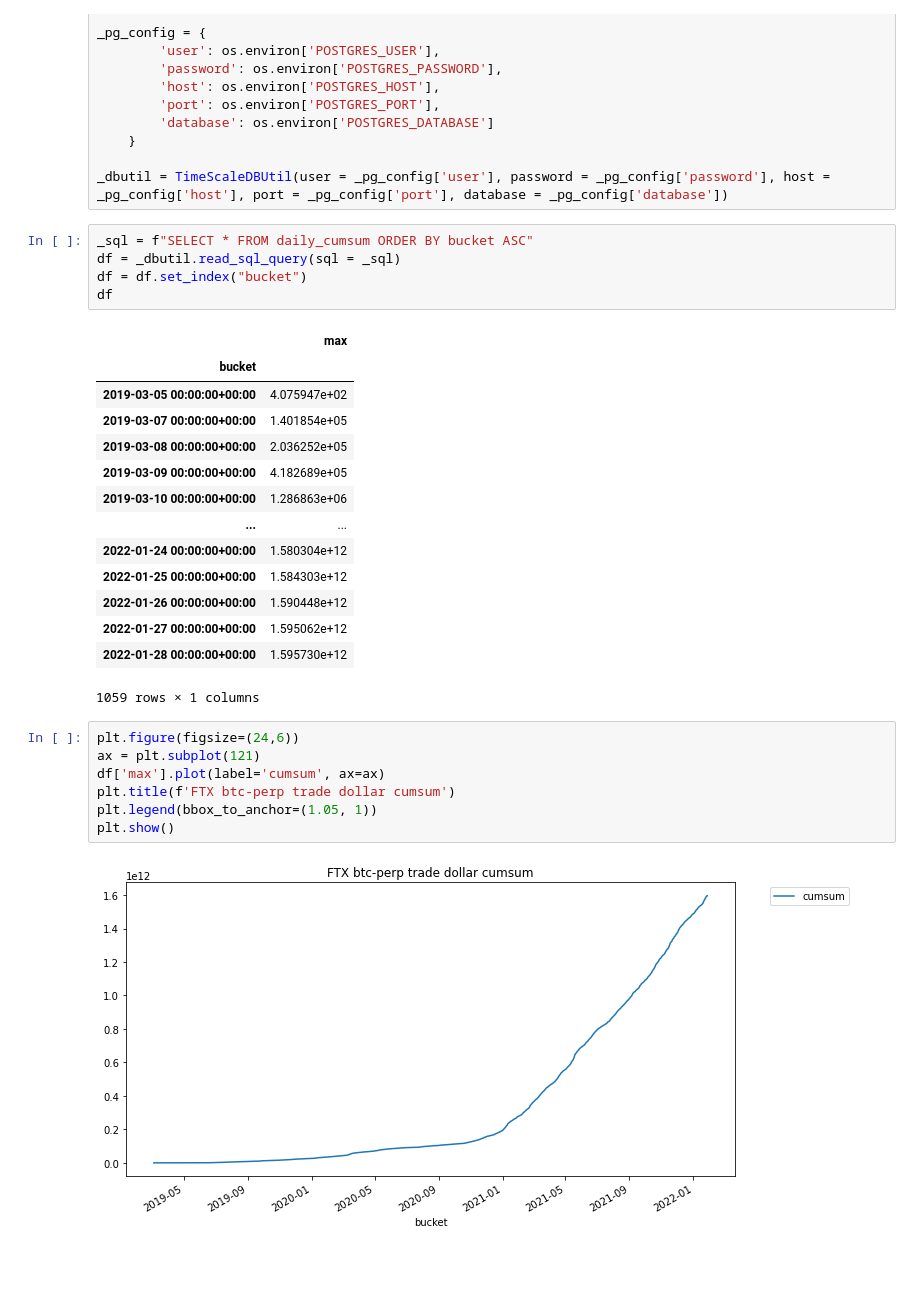
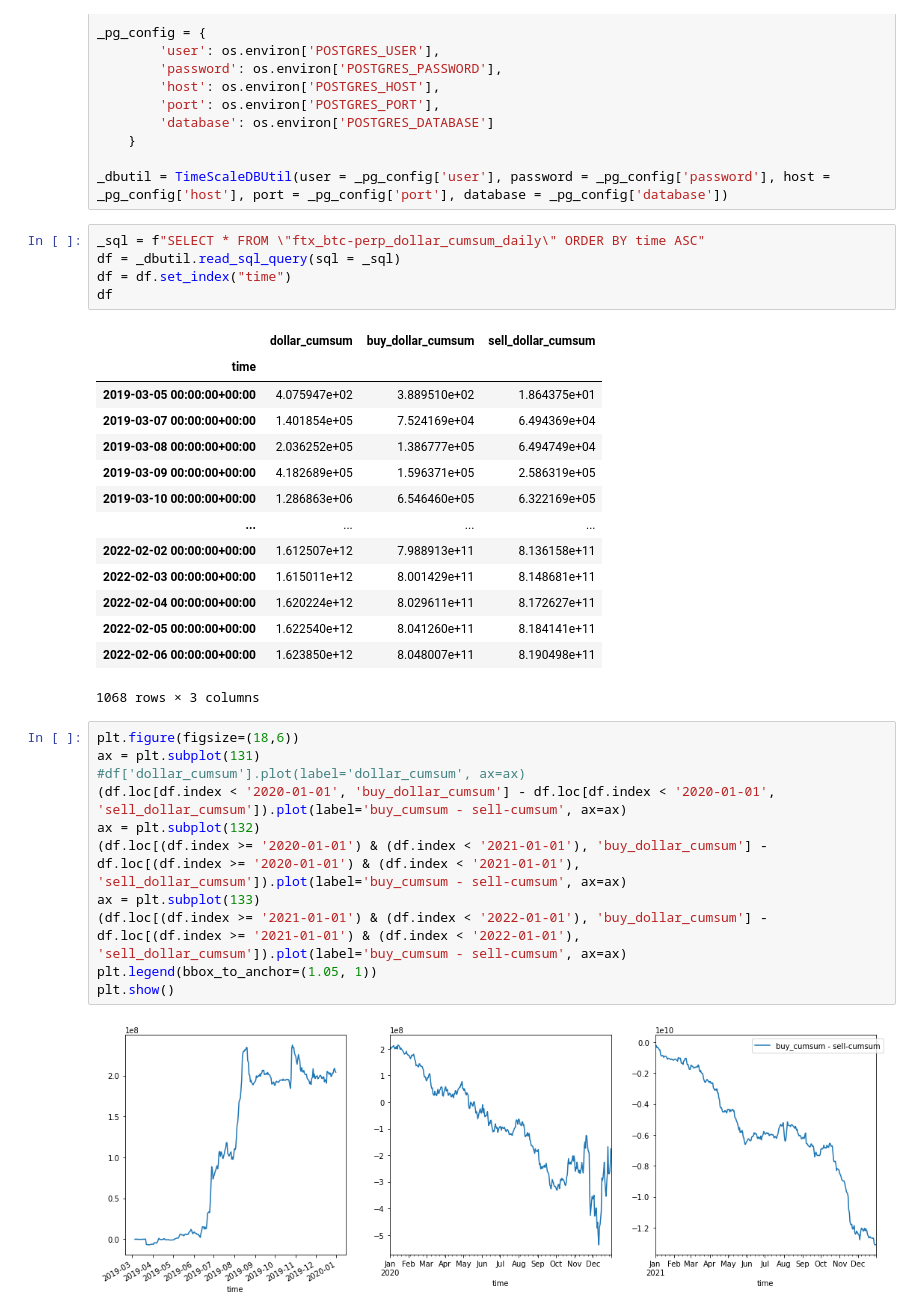
Before and after one commit to WannabeBotter/crypto_misc_jupyter, a Jupyter notebook: richman_dollarbar/FTX_volume_history.ipynb, the cells around one changed output. Cells and saved outputs as stored; diff of their text form; blank space fills up the shorter version.

Commit message:
Fixed table name

```diff
--- a/richman_dollarbar/FTX_volume_history.ipynb
+++ b/richman_dollarbar/FTX_volume_history.ipynb
@@ -32,31 +32,35 @@ _pg_config = {
 
 _dbutil = TimeScaleDBUtil(user = _pg_config['user'], password = _pg_config['password'], host = _pg_config['host'], port = _pg_config['port'], database = _pg_config['database'])
 # %%
-_sql = f"SELECT * FROM daily_cumsum ORDER BY bucket ASC"
+_sql = f"SELECT * FROM \"ftx_btc-perp_dollar_cumsum_daily\" ORDER BY time ASC"
 df = _dbutil.read_sql_query(sql = _sql)
-df = df.set_index("bucket")
+df = df.set_index("time")
 df
 # %% [output]
-|  | max |
-| bucket |  |
-| 2019-03-05 00:00:00+00:00 | 4.075947e+02 |
-| 2019-03-07 00:00:00+00:00 | 1.401854e+05 |
-| 2019-03-08 00:00:00+00:00 | 2.036252e+05 |
-| 2019-03-09 00:00:00+00:00 | 4.182689e+05 |
-| 2019-03-10 00:00:00+00:00 | 1.286863e+06 |
-| ... | ... |
-| 2022-01-24 00:00:00+00:00 | 1.580304e+12 |
-| 2022-01-25 00:00:00+00:00 | 1.584303e+12 |
-| 2022-01-26 00:00:00+00:00 | 1.590448e+12 |
-| 2022-01-27 00:00:00+00:00 | 1.595062e+12 |
-| 2022-01-28 00:00:00+00:00 | 1.595730e+12 |
+|  | dollar_cumsum | buy_dollar_cumsum | sell_dollar_cumsum |
+| time |  |  |  |
+| 2019-03-05 00:00:00+00:00 | 4.075947e+02 | 3.889510e+02 | 1.864375e+01 |
+| 2019-03-07 00:00:00+00:00 | 1.401854e+05 | 7.524169e+04 | 6.494369e+04 |
+| 2019-03-08 00:00:00+00:00 | 2.036252e+05 | 1.386777e+05 | 6.494749e+04 |
+| 2019-03-09 00:00:00+00:00 | 4.182689e+05 | 1.596371e+05 | 2.586319e+05 |
+| 2019-03-10 00:00:00+00:00 | 1.286863e+06 | 6.546460e+05 | 6.322169e+05 |
+| ... | ... | ... | ... |
+| 2022-02-02 00:00:00+00:00 | 1.612507e+12 | 7.988913e+11 | 8.136158e+11 |
+| 2022-02-03 00:00:00+00:00 | 1.615011e+12 | 8.001429e+11 | 8.148681e+11 |
+| 2022-02-04 00:00:00+00:00 | 1.620224e+12 | 8.029611e+11 | 8.172627e+11 |
+| 2022-02-05 00:00:00+00:00 | 1.622540e+12 | 8.041260e+11 | 8.184141e+11 |
+| 2022-02-06 00:00:00+00:00 | 1.623850e+12 | 8.048007e+11 | 8.190498e+11 |
-1059 rows × 1 columns
+1068 rows × 3 columns
 # %%
-plt.figure(figsize=(24,6))
-ax = plt.subplot(121)
-df['max'].plot(label='cumsum', ax=ax)
-plt.title(f'FTX btc-perp trade dollar cumsum')
+plt.figure(figsize=(18,6))
+ax = plt.subplot(131)
+#df['dollar_cumsum'].plot(label='dollar_cumsum', ax=ax)
+(df.loc[df.index < '2020-01-01', 'buy_dollar_cumsum'] - df.loc[df.index < '2020-01-01', 'sell_dollar_cumsum']).plot(label='buy_cumsum - sell-cumsum', ax=ax)
+ax = plt.subplot(132)
+(df.loc[(df.index >= '2020-01-01') & (df.index < '2021-01-01'), 'buy_dollar_cumsum'] - df.loc[(df.index >= '2020-01-01') & (df.index < '2021-01-01'), 'sell_dollar_cumsum']).plot(label='buy_cumsum - sell-cumsum', ax=ax)
+ax = plt.subplot(133)
+(df.loc[(df.index >= '2021-01-01') & (df.index < '2022-01-01'), 'buy_dollar_cumsum'] - df.loc[(df.index >= '2021-01-01') & (df.index < '2022-01-01'), 'sell_dollar_cumsum']).plot(label='buy_cumsum - sell-cumsum', ax=ax)
 plt.legend(bbox_to_anchor=(1.05, 1))
 plt.show()
 # %% [output]
-[figure, old version]
+[figure, new version]
```
